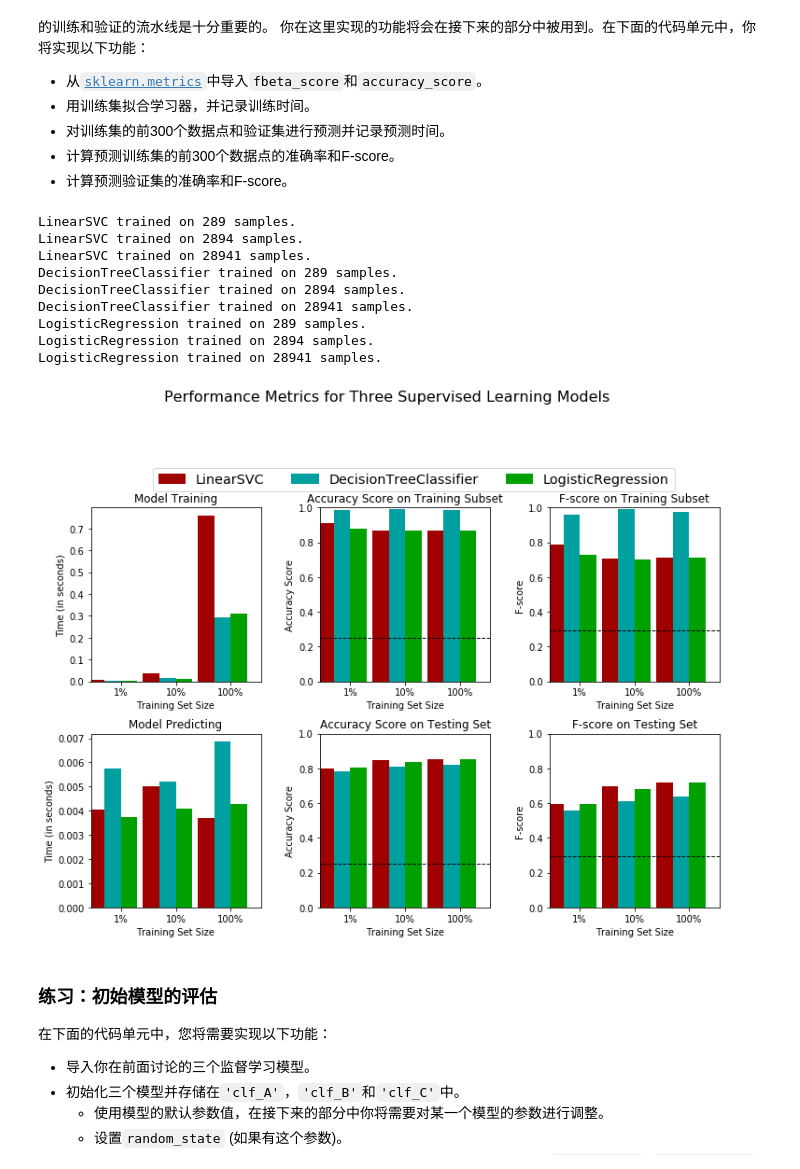
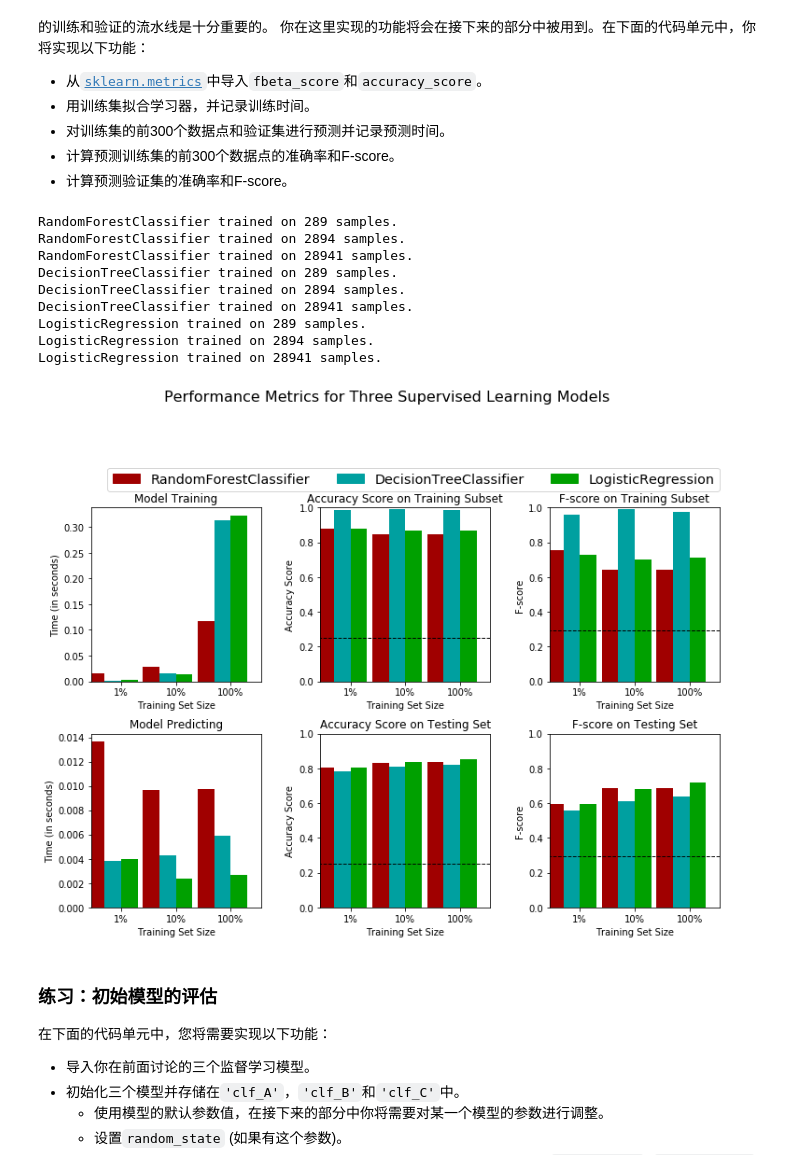
Before and after one commit to marlon2brando/cn-machine-learning, a Jupyter notebook: finding_donors/finding_donors.ipynb, the cells around one changed output. Drawn from its saved outputs; the diff is of its cells as text; code cells hidden in the pictures.

```diff
--- a/finding_donors/finding_donors.ipynb
+++ b/finding_donors/finding_donors.ipynb
@@ -67,7 +67,7 @@ n_greater_50k = len(incomeC[incomeC=='>50K'])
 n_at_most_50k =  len(incomeC[incomeC=='<=50K'])
 
 # TODO：被调查者收入大于$50,000所占的比例
-greater_percent = n_greater_50k/n_records
+greater_percent = n_greater_50k/n_records * 100
 
 # 打印结果
 print ("Total number of records: {}".format(n_records))
@@ -234,17 +234,28 @@ $$ F_{\beta} = (1 + \beta^2) \cdot \frac{precision \cdot recall}{\left( \beta^2
 *如果我们选择一个无论什么情况都预测被调查者年收入大于 \$50,000 的模型，那么这个模型在**验证集上**的准确率，查准率，查全率和 F-score是多少？*
 # %%
 #不能使用scikit-learn，你需要根据公式自己实现相关计算。
+
+# sanples numbers
 total_n = X_val.shape[0]
-n_val_greater_than50k = total_n*0.25
+
+# 预测为大于50K的人数
+n_predict_greater_than50k = total_n
+
+# 预测中的真实情况下，收入大于50K的人数
+n_predict_acctual_greater_than50k = n_predict_greater_than50k*greater_percent/100
+
+# 样本中真实情况下大于50K的人数
+n_acctual_greater_than50k = total_n*greater_percent/100
+
 
 #TODO： 计算准确率
-accuracy = n_val_greater_than50k/total_n
+accuracy = n_predict_acctual_greater_than50k/total_n
 
 # TODO： 计算查准率 Precision
-precision = 0.25
+precision = n_predict_acctual_greater_than50k/n_predict_greater_than50k
 
 # TODO： 计算查全率 Recall
-recall = 1
+recall = n_predict_acctual_greater_than50k/n_acctual_greater_than50k
 
 # TODO： 使用上面的公式，设置beta=0.5，计算F-score
 fscore = (1+0.5**2)*(precision*recall)/(0.5**2*precision + recall)
@@ -478,43 +489,44 @@ from sklearn.naive_bayes import GaussianNB
 from sklearn.neighbors import KNeighborsClassifier
 
 # TODO：初始化三个模型
-clf_A = LinearSVC(random_state=0)
+# clf_A = LinearSVC(random_state=0)
+clf_A = RandomForestClassifier(max_depth=5,random_state=0)
 clf_B = tree.DecisionTreeClassifier(random_state=0)
-clf_C = linear_model.LogisticRegression()
+clf_C = linear_model.LogisticRegression(random_state=0)
 
 # self-trying
 clf_D = linear_model.SGDClassifier()
 clf_E = GaussianNB()
 clf_F = KNeighborsClassifier(n_neighbors=2)
 clf_G = AdaBoostClassifier()
 
 
 # TODO：计算1%， 10%， 100%的训练数据分别对应多少点
 samples_1 = int(X_train.shape[0]*0.01)
 samples_10 = int(X_train.shape[0]*0.1)
 samples_100 = X_train.shape[0]
 
 # 收集学习器的结果
 results = {}
 for clf in [clf_A, clf_B, clf_C]:
     clf_name = clf.__class__.__name__
     results[clf_name] = {}
     for i, samples in enumerate([samples_1, samples_10, samples_100]):
         results[clf_name][i] = train_predict(clf, samples, X_train, y_train, X_val, y_val)
 
 # 对选择的三个模型得到的评价结果进行可视化
 vs.evaluate(results, accuracy, fscore)
 # %% [output]
-LinearSVC trained on 289 samples.
-LinearSVC trained on 2894 samples.
-LinearSVC trained on 28941 samples.
+RandomForestClassifier trained on 289 samples.
+RandomForestClassifier trained on 2894 samples.
+RandomForestClassifier trained on 28941 samples.
 DecisionTreeClassifier trained on 289 samples.
 DecisionTreeClassifier trained on 2894 samples.
 DecisionTreeClassifier trained on 28941 samples.
 LogisticRegression trained on 289 samples.
 LogisticRegression trained on 2894 samples.
 LogisticRegression trained on 28941 samples.
-[figure, old version]
+[figure, new version]
 # %% [markdown]
 ### 练习：初始模型的评估
 在下面的代码单元中，您将需要实现以下功能：
```
Also changed, not shown: parts of 7 cells of this notebook, 1 other file.
